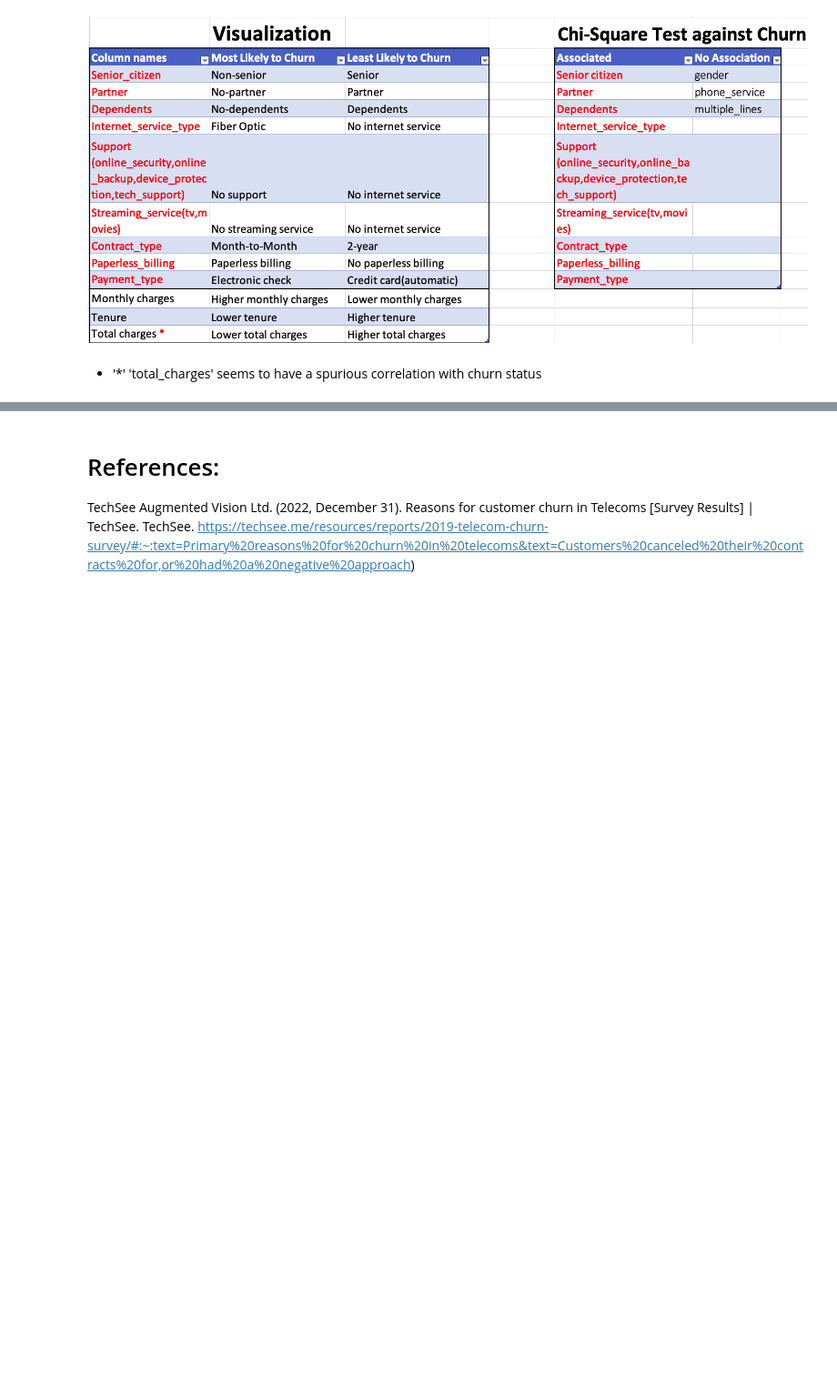
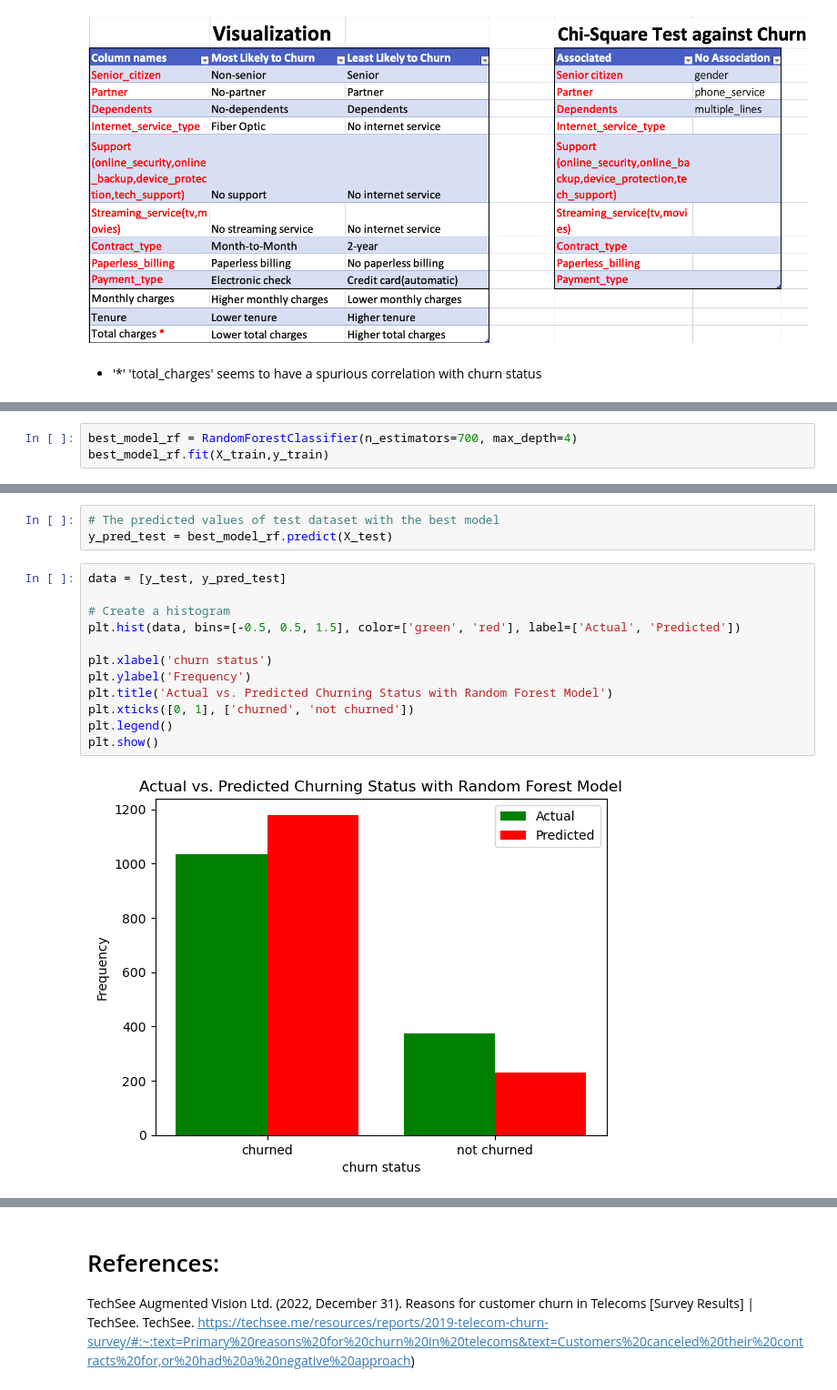
Before and after one commit to kelseyhangyu/Telcos_Customer_Churn_Drivers, a Jupyter notebook: Telco's churning investigation full notes.ipynb, the cells around one changed output, grey strips where cells are left out. Shown at 91% size. Saved outputs shown, nothing was run; the diff lists cells and outputs as text; blank space fills up the shorter version.

```diff
--- a/Telco's churning investigation full notes.ipynb
+++ b/Telco's churning investigation full notes.ipynb
@@ -554,0 +941,3 @@ Reject the null hypothesis. There is evidence of association between payment_typ
+# %%
+best_model_rf = RandomForestClassifier(n_estimators=700, max_depth=4)
+best_model_rf.fit(X_train,y_train)
@@ -554,0 +961,17 @@ Reject the null hypothesis. There is evidence of association between payment_typ
+# %%
+# The predicted values of test dataset with the best model
+y_pred_test = best_model_rf.predict(X_test)
+# %%
+data = [y_test, y_pred_test]
+
+# Create a histogram
+plt.hist(data, bins=[-0.5, 0.5, 1.5], color=['green', 'red'], label=['Actual', 'Predicted'])
+
+plt.xlabel('churn status')
+plt.ylabel('Frequency')
+plt.title('Actual vs. Predicted Churning Status with Random Forest Model')
+plt.xticks([0, 1], ['churned', 'not churned'])
+plt.legend()
+plt.show()
+# %% [output]
+[figure, added]
```
Also changed, not shown: parts of 59 cells of this notebook.
